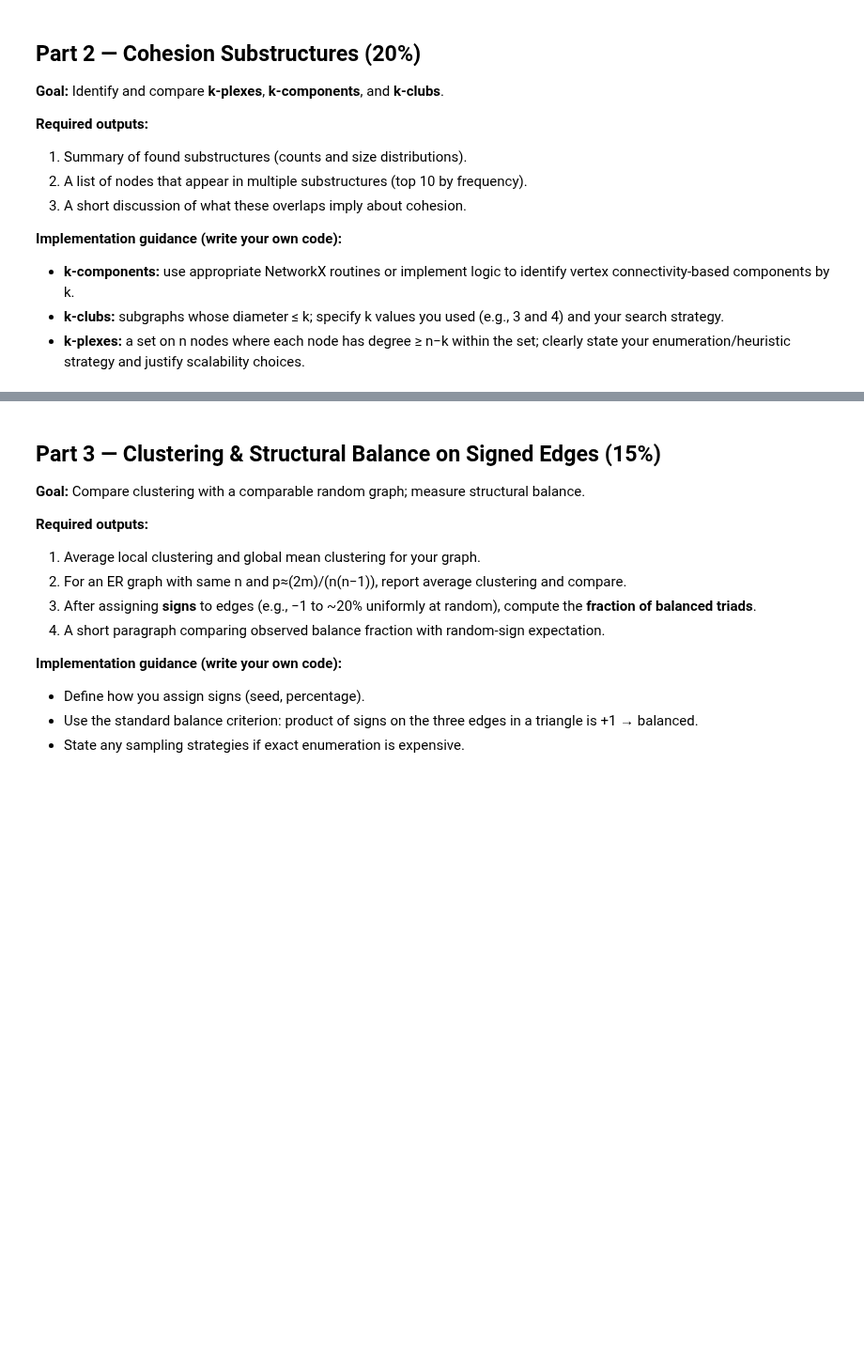
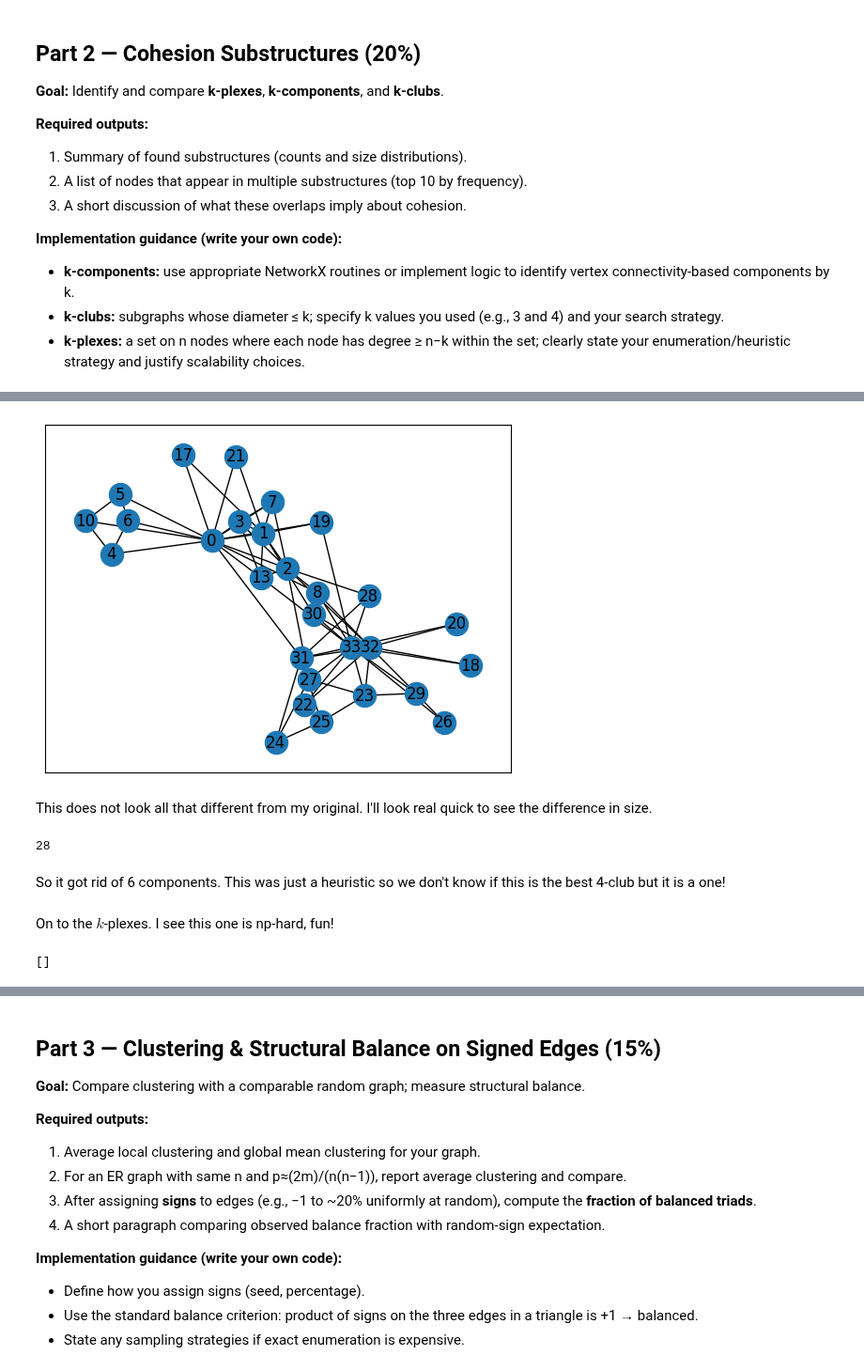
Before and after one commit to nurfnick/NetworkScience, a Jupyter notebook: HomeworkAssignments/Project2.ipynb, the cells around one changed output, grey strips where cells are left out. Shown at 94% size. Drawn from its saved outputs; the diff is of its cells as text; code cells hidden in the pictures; blank space fills up the shorter version.

```diff
--- a/HomeworkAssignments/Project2.ipynb
+++ b/HomeworkAssignments/Project2.ipynb
@@ -77,0 +147,74 @@
+# %%
+nx.draw_networkx(nG)
+# %% [output]
+[figure, added]
+# %% [markdown]
+This does not look all that different from my original.  I'll look real quick to see the difference in size.
+# %%
+nx.number_of_nodes(nG)
+# %% [output]
+28
+# %% [markdown]
+So it got rid of 6 components.  This was just a heuristic so we don't know if this is the best 4-club but it is a one!
+# %% [markdown]
+On to the $k$-plexes.  I see this one is np-hard, fun!
+# %%
+def find_maximal_kplexes(graph, k):
+    """
+    Finds all maximal k-plexes in an undirected NetworkX graph.
+
+    Args:
+        graph (nx.Graph): An undirected NetworkX graph.
+        k (int): The parameter for the k-plex.
+
+    Returns:
+        list: A list of lists, where each inner list is a maximal k-plex.
+    """
+    kplexes = []
+    _find_maximal_kplexes(set(graph.nodes()), set(), set(), kplexes, graph, k)
+    return kplexes
+
+def _is_kplex(subgraph_nodes, graph, k):
+    """
+    Checks if a set of nodes forms a k-plex.
+    """
+    size = len(subgraph_nodes)
+    if size < k:  # Any set smaller than k is a k-plex
+        return True
+
+    for node in subgraph_nodes:
+        neighbors_in_subgraph = len(set(graph.neighbors(node)) & subgraph_nodes)
+        if neighbors_in_subgraph < size - k:
+            return False
+    return True
+
+def _find_maximal_kplexes(potential, candidates, not_candidates, kplexes, graph, k):
+    """
+    Recursive function to find maximal k-plexes (Bron-Kerbosch style).
+    """
+    if not candidates and not not_candidates:
+        if _is_kplex(potential, graph, k):
+            kplexes.append(list(potential))
+        return
+
+    # Choose a pivot node to reduce branching
+    pivot = next(iter(candidates | not_candidates), None)
+    if pivot is not None:
+        cands = candidates - set(graph.neighbors(pivot))
+    else:
+        cands = candidates
+
+    for node in list(cands):
+        new_potential = potential | {node}
+        new_candidates = candidates & set(graph.neighbors(node))
+        new_not_candidates = not_candidates & set(graph.neighbors(node))
+
+        if _is_kplex(new_potential, graph, k):
+            _find_maximal_kplexes(new_potential, new_candidates, new_not_candidates, kplexes, graph, k)
+
+        candidates.remove(node)
+        not_candidates.add(node)
+
+find_maximal_kplexes(G, 0)
+# %% [output]
+[]
```
Also changed, not shown: parts of 15 cells of this notebook.
